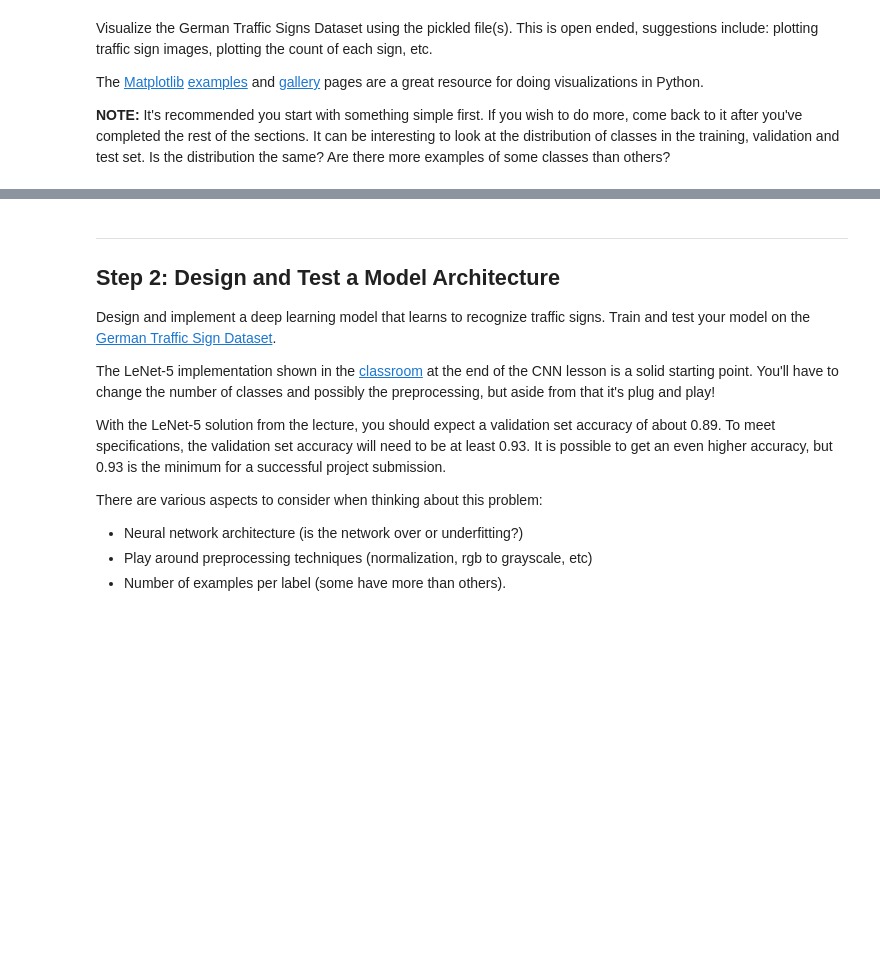
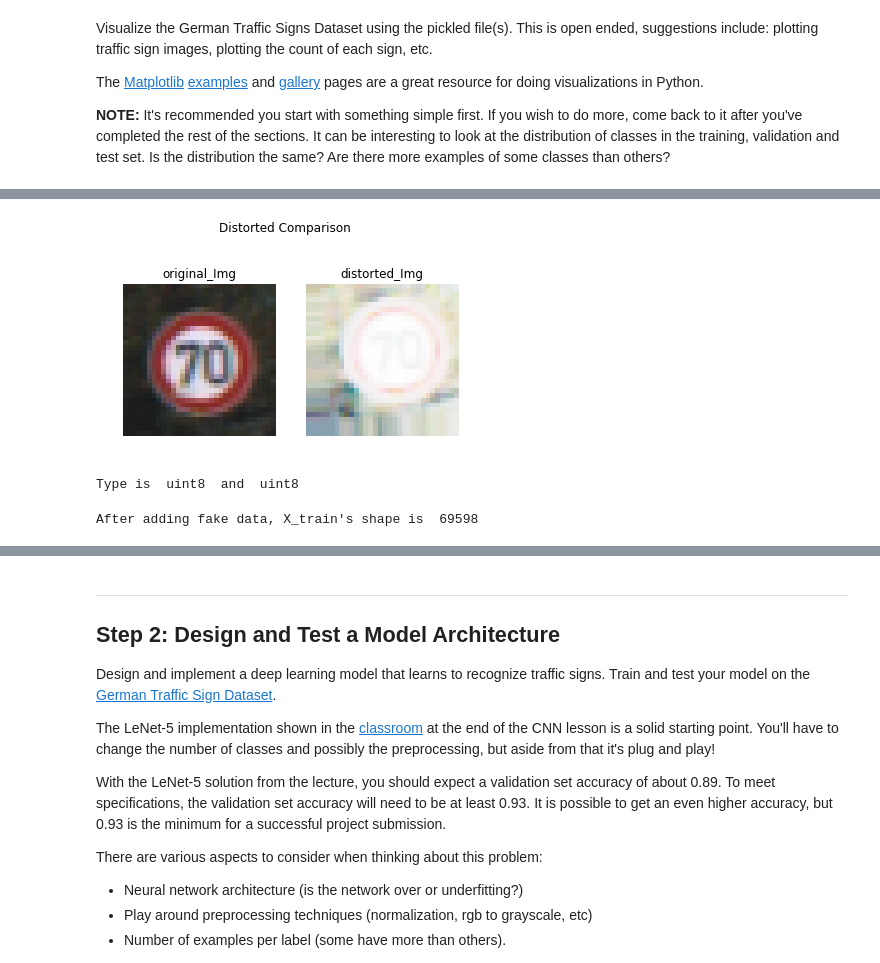
Before and after one commit to sd707589/CarND-Traffic-Sign-Classifier-Project, a Jupyter notebook: Traffic_Sign_Classifier.ipynb, the cells around one changed output, grey strips where cells are left out. Saved outputs shown, nothing was run; the diff lists cells and outputs as text; code cells hidden in the pictures; blank space fills up the shorter version.

```diff
--- a/Traffic_Sign_Classifier.ipynb
+++ b/Traffic_Sign_Classifier.ipynb
@@ -126,0 +95,60 @@ drawHist(y_train)
+# %%
+### Data exploration visualization code goes here.
+### Feel free to use as many code cells as needed.
+import matplotlib.pyplot as plt
+# Visualizations will be shown in the notebook.
+%matplotlib inline
+import random
+from skimage.transform import SimilarityTransform
+from skimage.transform import warp
+
+def distort(img):
+    shift_y, shift_x = np.array(img.shape[:2]) / 2.
+
+    shift = SimilarityTransform(translation=[-shift_x, -shift_y])
+    tf = SimilarityTransform(
+        rotation=np.deg2rad(random.uniform(-5.0, 5.0)),
+        scale=random.uniform(0.9, 1.1),
+        translation=(random.uniform(-0.1, 0.1)*img.shape[0], random.uniform(-0.1, 0.1)*img.shape[1])
+    )
+    shift_inv = SimilarityTransform(translation=[shift_x, shift_y])
+
+    return warp(img, (shift + (tf + shift_inv)).inverse, mode='edge')
+
+import skimage.exposure
+def exposureAdjust(img):
+    img_=skimage.exposure.equalize_hist(img)
+    return skimage.img_as_ubyte(skimage.exposure.adjust_gamma(img_, random.uniform(0.1,1.01)))
+
+def Preprocess_all(images):
+    res = np.empty_like(images)
+    for i in range(images.shape[0]):
+        res[i] = exposureAdjust(distort(images[i]))
+    return res
+
+# Sample images to show
+def showDistortEffect(x):
+    img_ind=random.randint(0,n_train)
+    plt.subplot(1,2,1)
+    plt.axis('off')
+    plt.imshow(x[img_ind])
+    plt.title('original_Img')
+    plt.subplot(1,2,2)
+    plt.axis('off')
+    plt.imshow(exposureAdjust(distort(x[img_ind])))
+    plt.title('distorted_Img')
+    plt.suptitle("Distorted Comparison")
+    plt.show()
+    return
+
+showDistortEffect(X_train)
+# %% [output]
+[figure, added]
+Type is  uint8  and  uint8
+# %%
+# create Artificial data
+X_train = np.concatenate((X_train, Preprocess_all(X_train)))
+y_train = np.concatenate((y_train, y_train))
+print("After adding fake data, X_train's shape is ", X_train.shape[0])
+# %% [output]
+After adding fake data, X_train's shape is  69598
```
Also changed, not shown: parts of 15 cells of this notebook, 21 other files.
